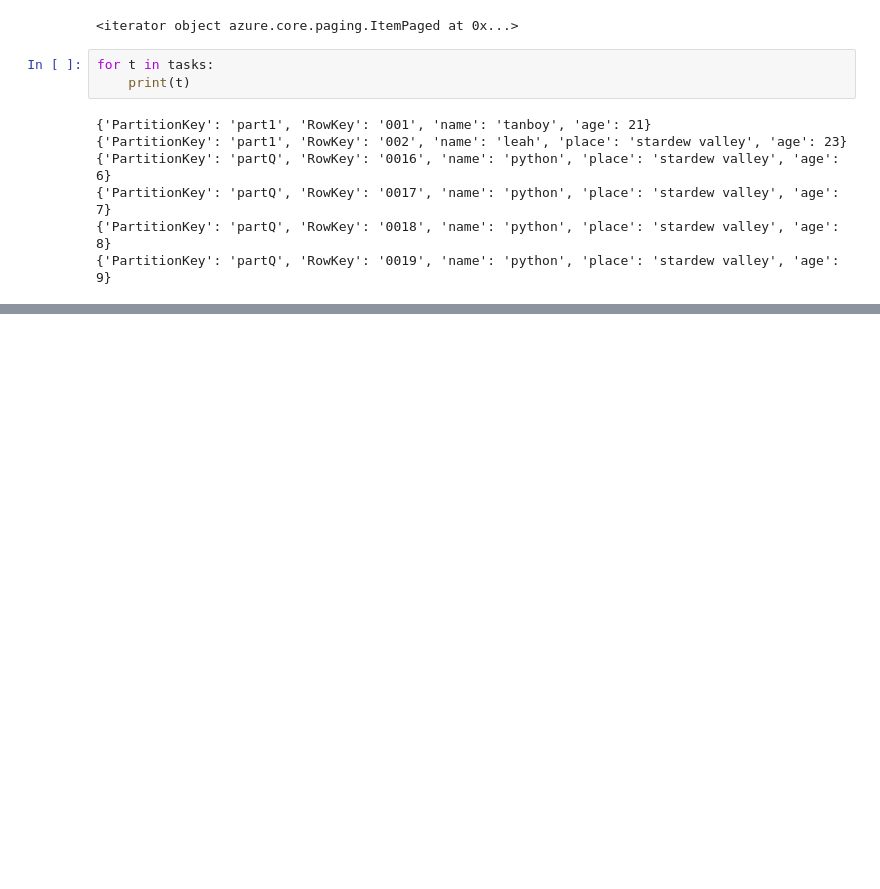
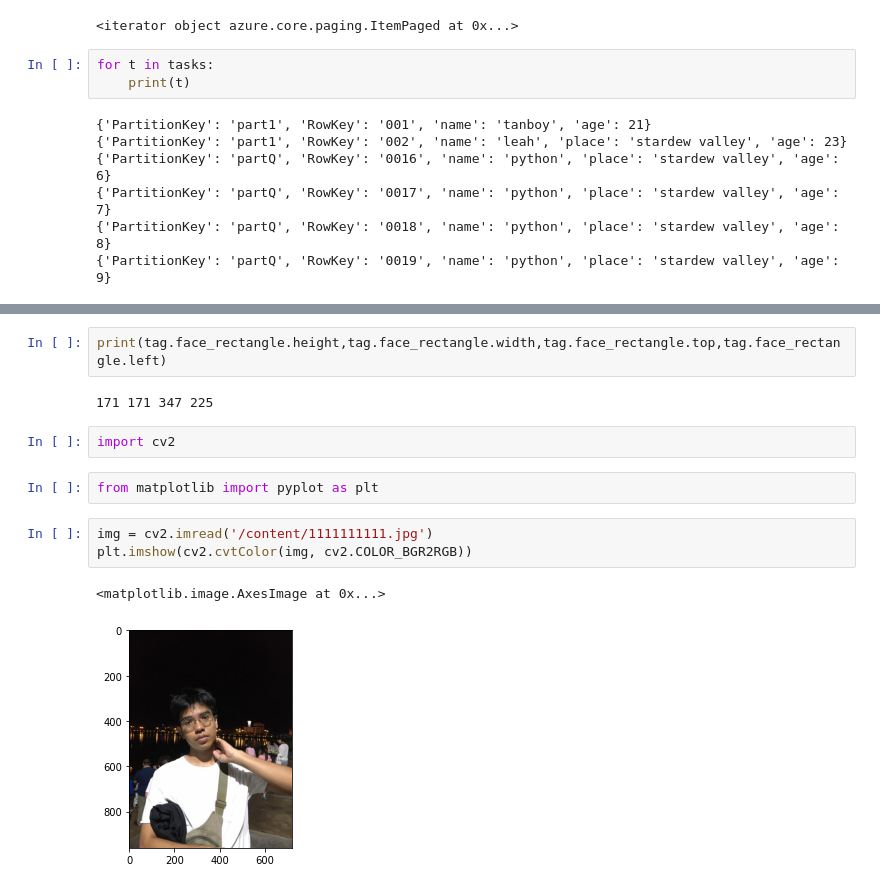
Before and after one commit to tanpharamut/AIprototype2022, a Jupyter notebook: Cloud_DB_and_AI.ipynb, the cells around one changed output, grey strips where cells are left out. Cells and saved outputs as stored; diff of their text form; blank space fills up the shorter version.

Commit message:
tag face in images

```diff
--- a/Cloud_DB_and_AI.ipynb
+++ b/Cloud_DB_and_AI.ipynb
@@ -90,0 +117,14 @@ for t in tasks:
+# %%
+print(tag.face_rectangle.height,tag.face_rectangle.width,tag.face_rectangle.top,tag.face_rectangle.left)
+# %% [output]
+171 171 347 225
+# %%
+import cv2
+# %%
+from matplotlib import pyplot as plt
+# %%
+img = cv2.imread('/content/1111111111.jpg')
+plt.imshow(cv2.cvtColor(img, cv2.COLOR_BGR2RGB))
+# %% [output]
+<matplotlib.image.AxesImage at 0x...>
+[figure, added]
```
Also changed, not shown: parts of 9 cells of this notebook.
